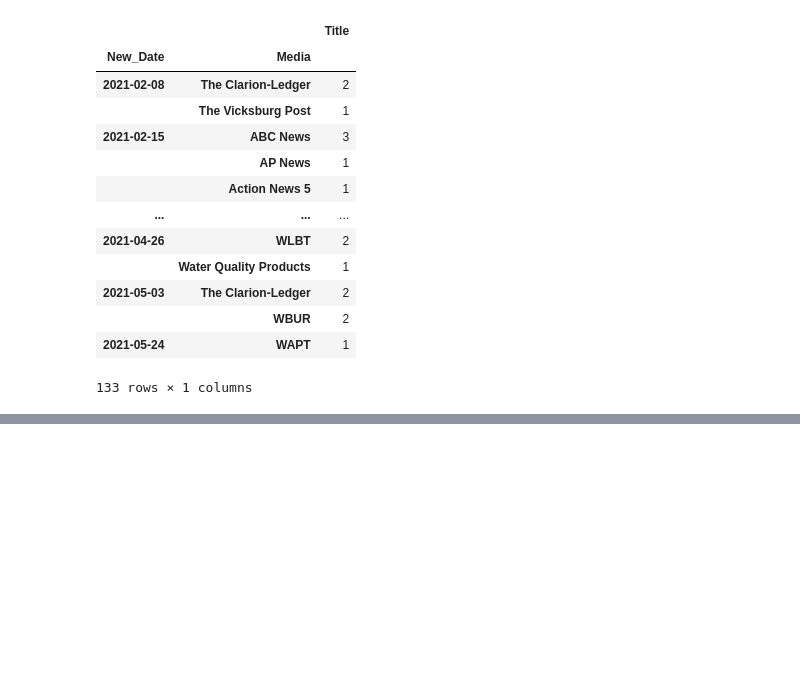
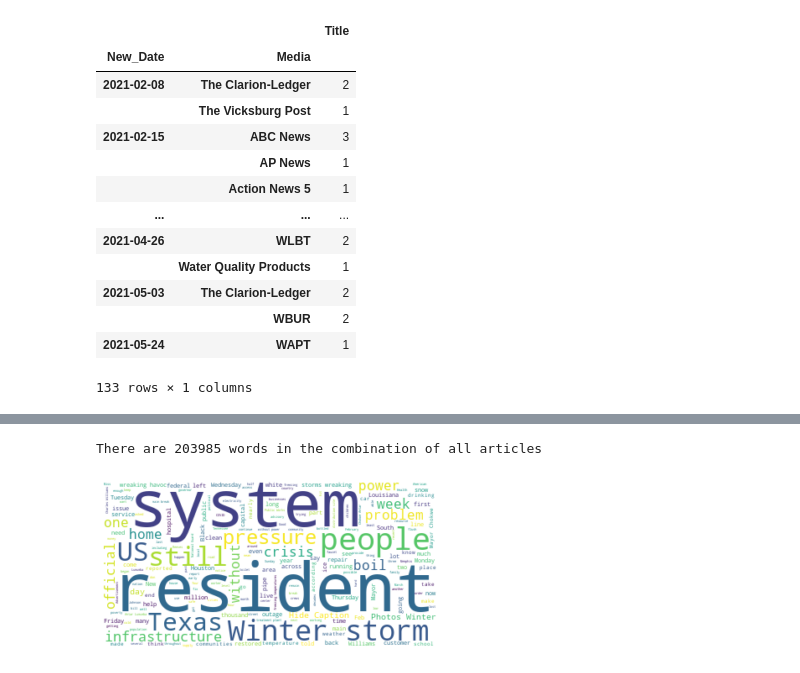
Before and after one commit to rishabhstha/JacksonWaterCrisisAnalysisML, a Jupyter notebook: newsAnalysis.ipynb, the cells around one changed output, grey strips where cells are left out. Drawn from its saved outputs; the diff is of its cells as text; code cells hidden in the pictures; blank space fills up the shorter version.

Commit message:
wordcloud and most common words of news articles for MS based and non-MS based

```diff
--- a/newsAnalysis.ipynb
+++ b/newsAnalysis.ipynb
@@ -504,0 +503,22 @@ array([  0,   1,   2,   3,   4,   5,   6,   7,   8,   9,  10,  11,  12,
+# %%
+news_data_nonMS=news_data_plot[news_data_plot['Media'].isin(["The New York Times","USA Today","ABC News","CNN","WBUR","NPR",'Reuters', 'Slate', 'AP News', 'NBC News','The Tennessean', 'PBS'])]
+news_data_MS=news_data_plot[news_data_plot['Media'].isin(['WLBT', 'The Clarion-Ledger', 'WJTV', 'WAPT', 'Jackson Free Press', 'Mississippi Today','Mississippi Free Press'])]
+# %%
+#wordclouds of news articles for non-Mississippi based news media source
+def wordcloud(df):
+    text = " ".join(review for review in df['Article'])
+    print ("There are {} words in the combination of all articles".format(len(text)))
+
+    stopwords = set(STOPWORDS)
+    stopwords.update(["https",'t','co','amp','s','M','water','city','Jackson','Mississippi','state','said','will','U'])
+    wordcloud = WordCloud(stopwords=stopwords, background_color="white").generate(text)
+
+
+    plt.imshow(wordcloud, interpolation='bilinear')
+    plt.axis("off")
+    plt.show()
+
+wordcloud(news_data_nonMS)
+# %% [output]
+There are 203985 words in the combination of all articles
+[figure, added]
```
Also changed, not shown: parts of 11 cells of this notebook.
